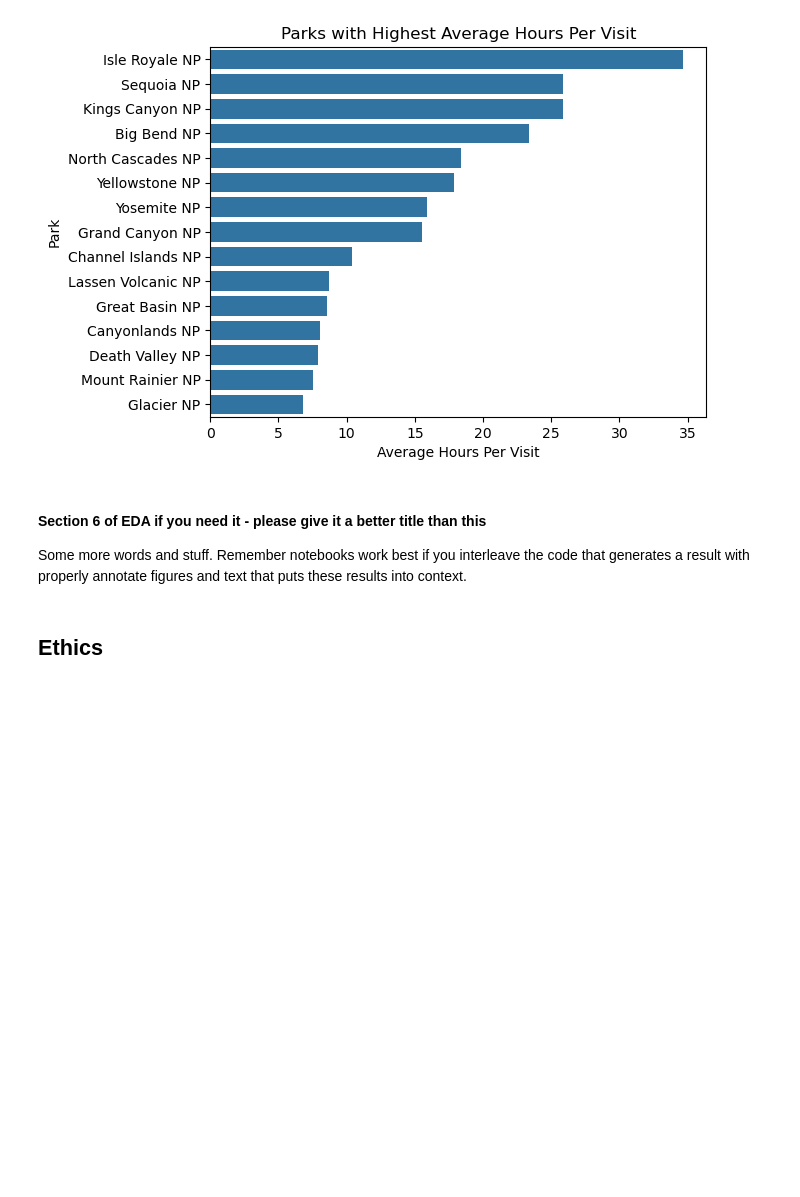
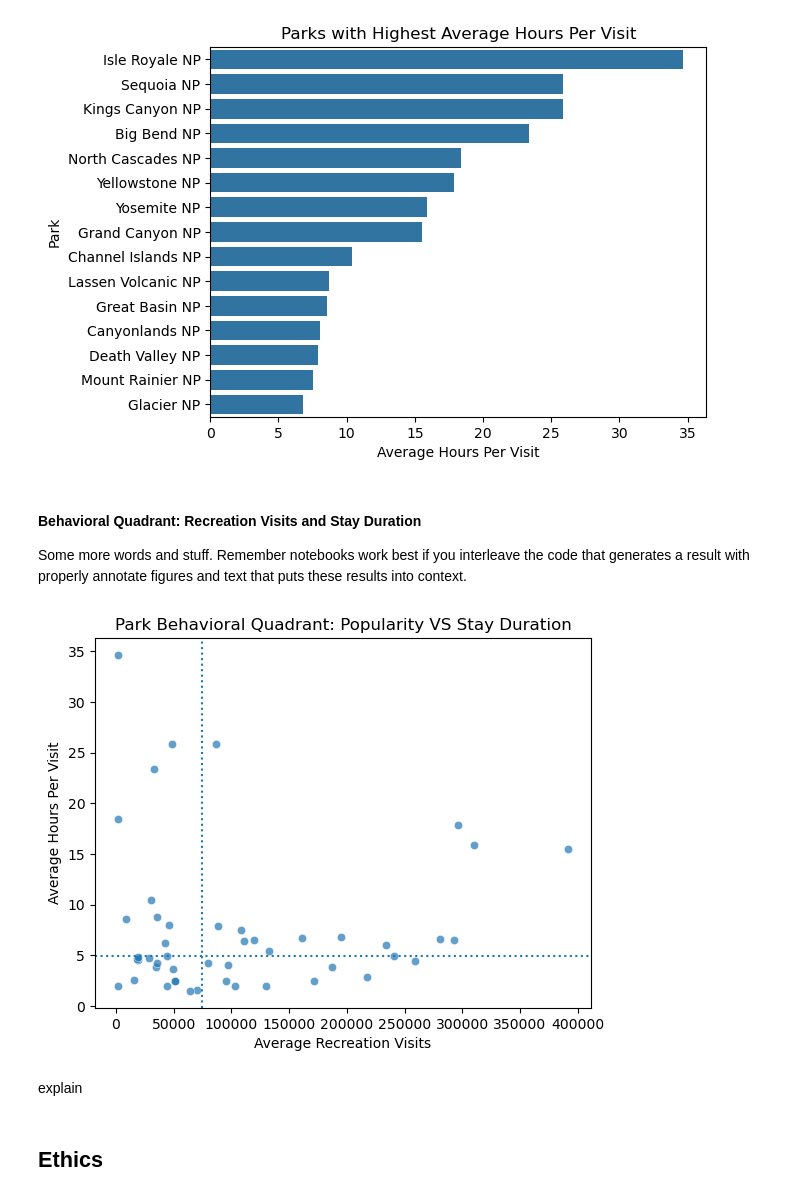
Before and after one commit to COGS108/Group112_WI26, a Jupyter notebook: 02-EDACheckpoint.ipynb, the cells around one changed output. Cells and saved outputs as stored; diff of their text form; code cells hidden in the pictures; blank space fills up the shorter version.

Commit message:
Graph #6

```diff
--- a/02-EDACheckpoint.ipynb
+++ b/02-EDACheckpoint.ipynb
@@ -454,9 +454,33 @@ plt.show()
 # %% [output]
 [figure]
 # %% [markdown]
-#### Section 6 of EDA if you need it  - please give it a better title than this
+#### Behavioral Quadrant: Recreation Visits and Stay Duration
 
 Some more words and stuff.  Remember notebooks work best if you interleave the code that generates a result with properly annotate figures and text that puts these results into context.
+# %%
+park_summary = (
+    nps.groupby('Park Name')[['Recreation Visits', 'Hours Per Visit']]
+    .mean()
+    .reset_index()
+)
+
+sns.scatterplot(
+    data = park_summary,
+    x = 'Recreation Visits',
+    y = 'Hours Per Visit',
+    alpha = 0.7
+)
+plt.axvline(park_summary['Recreation Visits'].median(), linestyle = 'dotted')
+plt.axhline(park_summary['Hours Per Visit'].median(), linestyle = 'dotted')
+
+plt.title('Park Behavioral Quadrant: Popularity VS Stay Duration')
+plt.xlabel('Average Recreation Visits')
+plt.ylabel('Average Hours Per Visit')
+plt.show()
+# %% [output]
+[figure, added]
+# %% [markdown]
+explain
 # %% [markdown]
 ## Ethics
 # %% [markdown]
```
